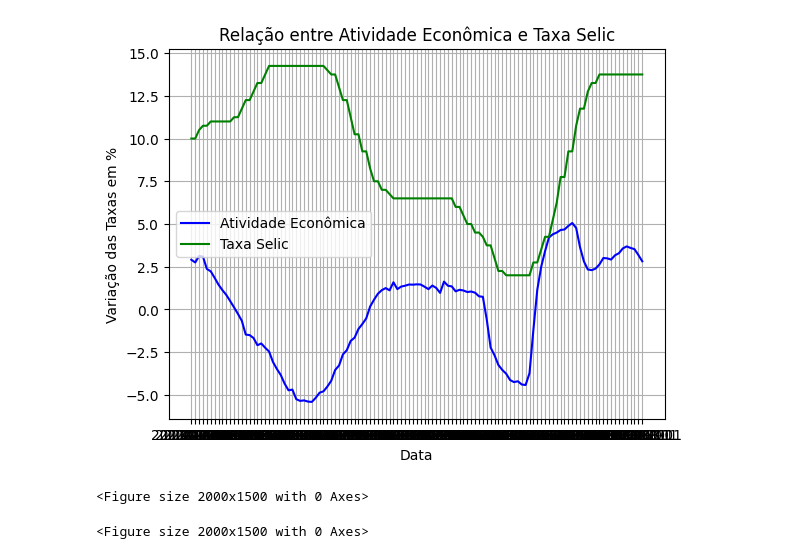
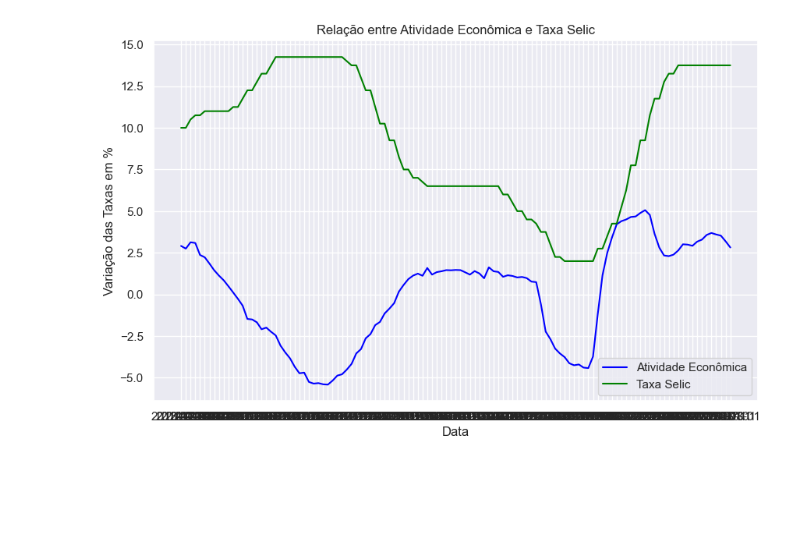
Before and after one commit to Macedo3/Analise-Curva-de-Laffer, a Jupyter notebook: Analise Taxa Selic/selic_atividade_economica.ipynb, the cells around one changed output. Drawn from its saved outputs; the diff is of its cells as text; code cells hidden in the pictures; blank space fills up the shorter version.

```diff
--- a/Analise Taxa Selic/selic_atividade_economica.ipynb
+++ b/Analise Taxa Selic/selic_atividade_economica.ipynb
@@ -27,3 +55,3 @@ print(taxa_selic.head())
 # %%
 # Unir as tabelas com base na coluna 'DateTime' (ou outra coluna que seja a chave de relação)
-tabelas_unidas = pd.merge(atividade_economica, taxa_selic, on='DateTime')
+tabelas_selic_atividade_economica_unidas = pd.merge(atividade_economica, taxa_selic, on='DateTime')
@@ -53,0 +89,20 @@ Text(0.5, 1.0, 'Relação entre Selic pelo Tempo')
+# %%
+# Define o estilo do gráfico
+sns.set(style="darkgrid")
+
+# Cria o gráfico de linha
+plt.figure(figsize=(10, 6))
+
+# Plotar a Taxa Selic
+sns.lineplot(x=tabelas_selic_atividade_economica_unidas['DateTime'], y=tabelas_selic_atividade_economica_unidas['Selic'], label='Taxa Selic', color='green')
+
+# Adiciona título e rótulos dos eixos
+plt.title('Relação entre Selic pelo Tempo')
+plt.xlabel('Date Time')
+plt.ylabel('Selic (%)')
+
+# Adiciona legenda
+plt.legend()
+
+# Exibe o gráfico
+plt.show()
@@ -54,18 +111,25 @@ Text(0.5, 1.0, 'Relação entre Selic pelo Tempo')
 # %%
+# Define o estilo do gráfico
+sns.set(style="darkgrid")
+
+# Cria o gráfico de linha
+plt.figure(figsize=(10, 6))
+
 # Plotar a Atividade Econômica
-plt.plot(tabelas_unidas['DateTime'], tabelas_unidas['IBC-Br - atividade econômica'], label='Atividade Econômica', color='blue')
+sns.lineplot(x=tabelas_selic_atividade_economica_unidas['DateTime'], y=tabelas_selic_atividade_economica_unidas['IBC-Br - atividade econômica'], label='Atividade Econômica', color='blue')
+
 # Plotar a Taxa Selic
-plt.plot(tabelas_unidas['DateTime'], tabelas_unidas['Selic'], label='Taxa Selic', color='green')
+sns.lineplot(x=tabelas_selic_atividade_economica_unidas['DateTime'], y=tabelas_selic_atividade_economica_unidas['Selic'], label='Taxa Selic', color='green')
 
+# Adiciona título e rótulos dos eixos
+plt.title('Relação entre Atividade Econômica e Taxa Selic')
 plt.xlabel('Data')
 plt.ylabel('Variação das Taxas em %')
-plt.title('Relação entre Atividade Econômica e Taxa Selic')
 
+# Adiciona legenda
 plt.legend()
-plt.grid(True)
+
+# Exibe o gráfico
 plt.show()
-plt.figure(figsize=(20, 15))
 # %% [output]
-[figure, old version]
+[figure, new version]
-<Figure size 2000x1500 with 0 Axes>
-<Figure size 2000x1500 with 0 Axes>
```
Also changed, not shown: parts of 12 cells of this notebook.
